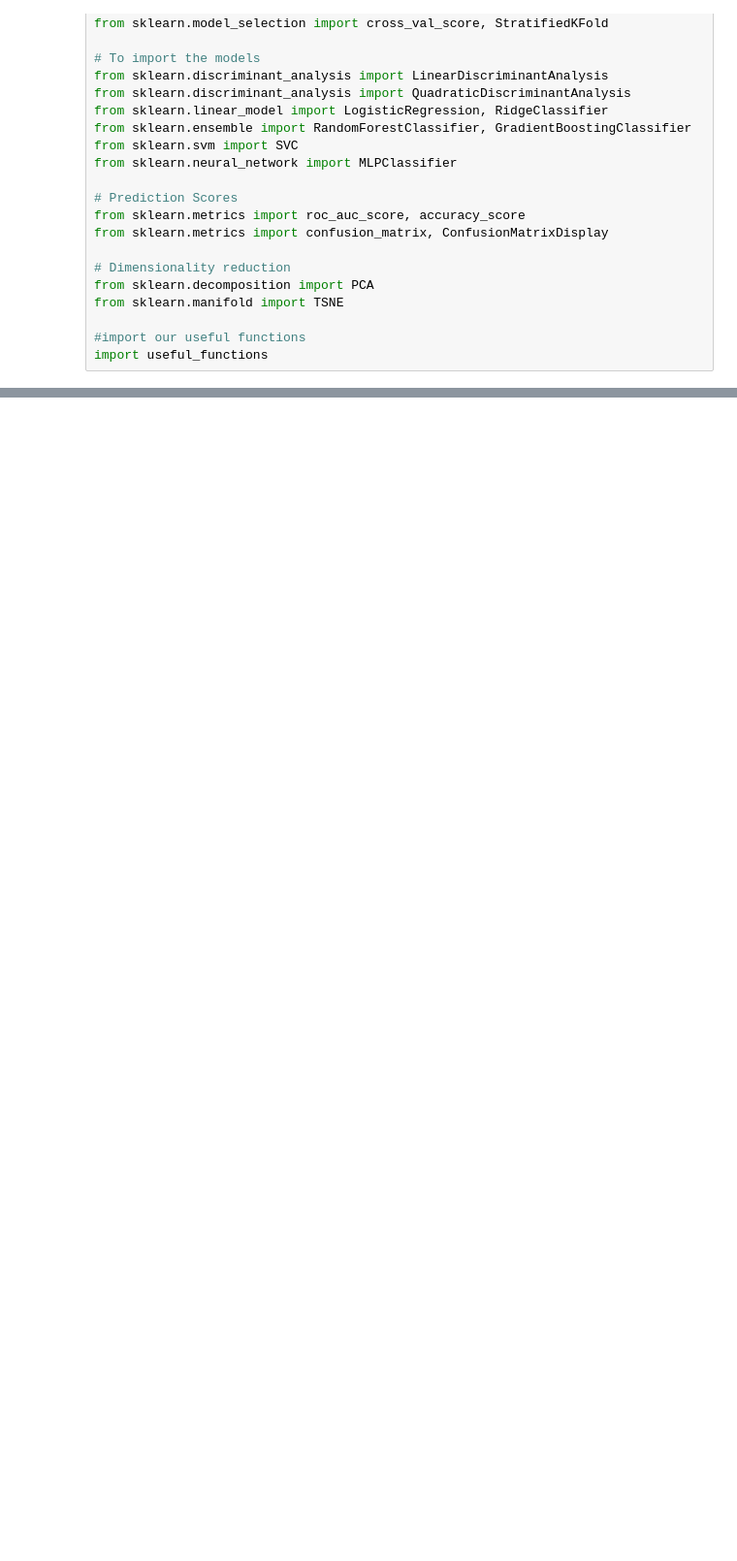
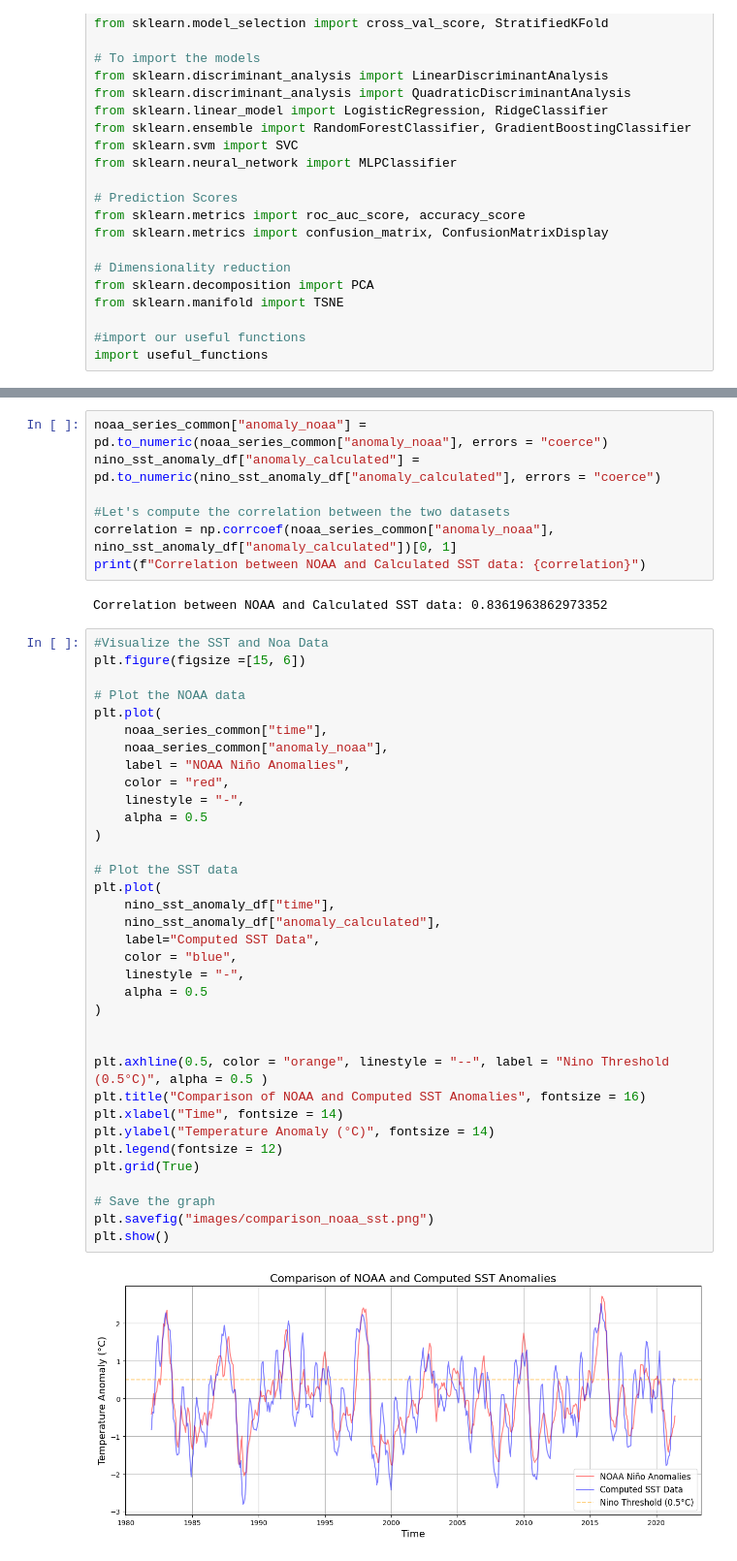
Before and after one commit to odd2022/El-Nino, a Jupyter notebook: final_notebook.ipynb, the cells around one changed output, grey strips where cells are left out. Shown at 97% size. Cells and saved outputs as stored; diff of their text form; blank space fills up the shorter version.

```diff
--- a/final_notebook.ipynb
+++ b/final_notebook.ipynb
@@ -58,0 +290,46 @@ print(f"Number of NaNs in sst_ds : {nan_count}")
+# %%
+noaa_series_common["anomaly_noaa"] = pd.to_numeric(noaa_series_common["anomaly_noaa"], errors = "coerce")
+nino_sst_anomaly_df["anomaly_calculated"] = pd.to_numeric(nino_sst_anomaly_df["anomaly_calculated"], errors = "coerce")
+
+#Let's compute the correlation between the two datasets
+correlation = np.corrcoef(noaa_series_common["anomaly_noaa"], nino_sst_anomaly_df["anomaly_calculated"])[0, 1]
+print(f"Correlation between NOAA and Calculated SST data: {correlation}")
+# %% [output]
+Correlation between NOAA and Calculated SST data: 0.8361963862973352
+# %%
+#Visualize the SST and Noa Data
+plt.figure(figsize =[15, 6])
+
+# Plot the NOAA data
+plt.plot(
+    noaa_series_common["time"],
+    noaa_series_common["anomaly_noaa"],
+    label = "NOAA Niño Anomalies",
+    color = "red",
+    linestyle = "-",
+    alpha = 0.5
+)
+
+# Plot the SST data
+plt.plot(
+    nino_sst_anomaly_df["time"],
+    nino_sst_anomaly_df["anomaly_calculated"],
+    label="Computed SST Data",
+    color = "blue",
+    linestyle = "-",
+    alpha = 0.5
+)
+
+
+plt.axhline(0.5, color = "orange", linestyle = "--", label = "Nino Threshold (0.5°C)", alpha = 0.5 )
+plt.title("Comparison of NOAA and Computed SST Anomalies", fontsize = 16)
+plt.xlabel("Time", fontsize = 14)
+plt.ylabel("Temperature Anomaly (°C)", fontsize = 14)
+plt.legend(fontsize = 12)
+plt.grid(True)
+
+# Save the graph
+plt.savefig("images/comparison_noaa_sst.png")
+plt.show()
+# %% [output]
+[figure, added]
```
Also changed, not shown: parts of 19 cells of this notebook, 4 other files.
